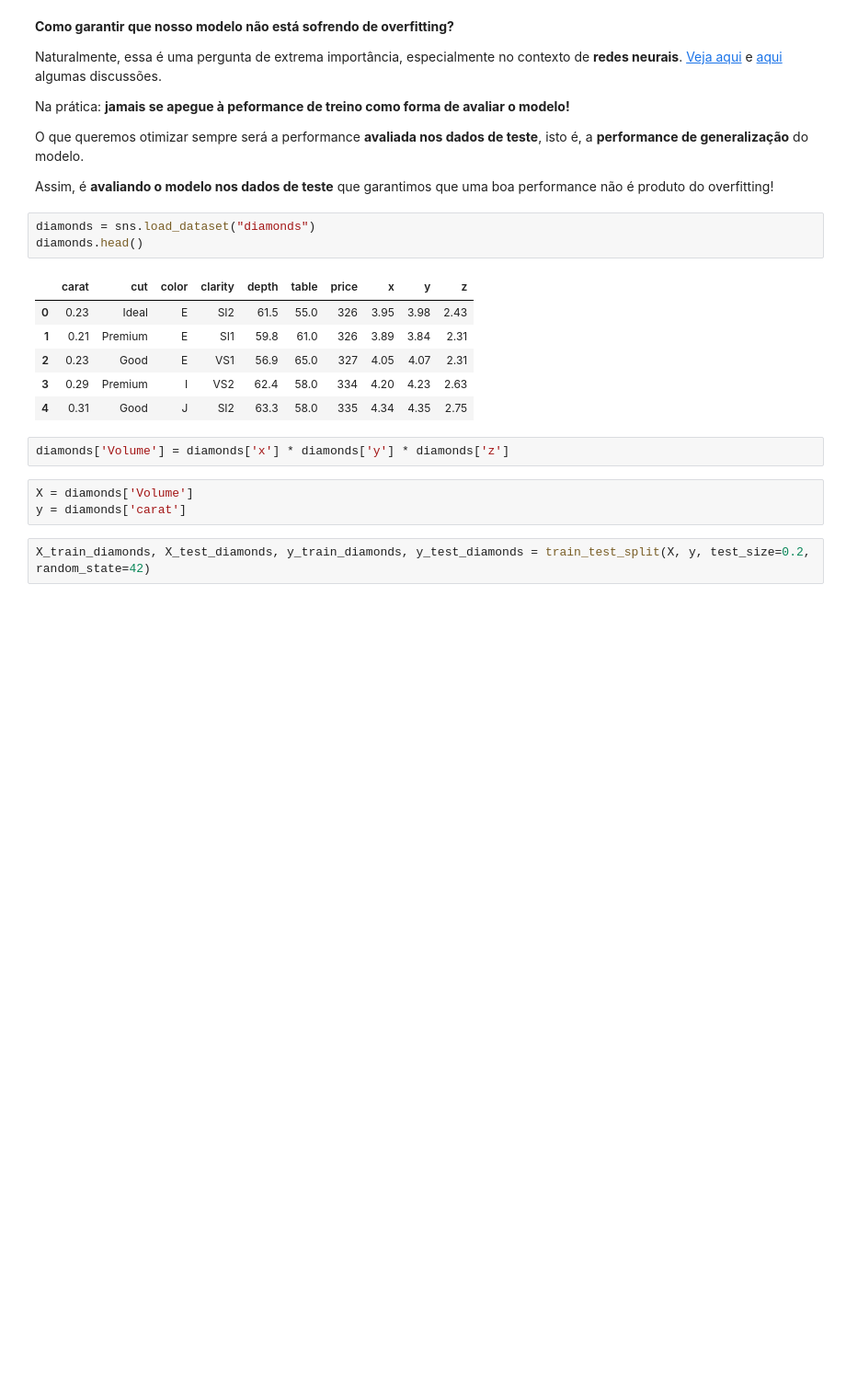
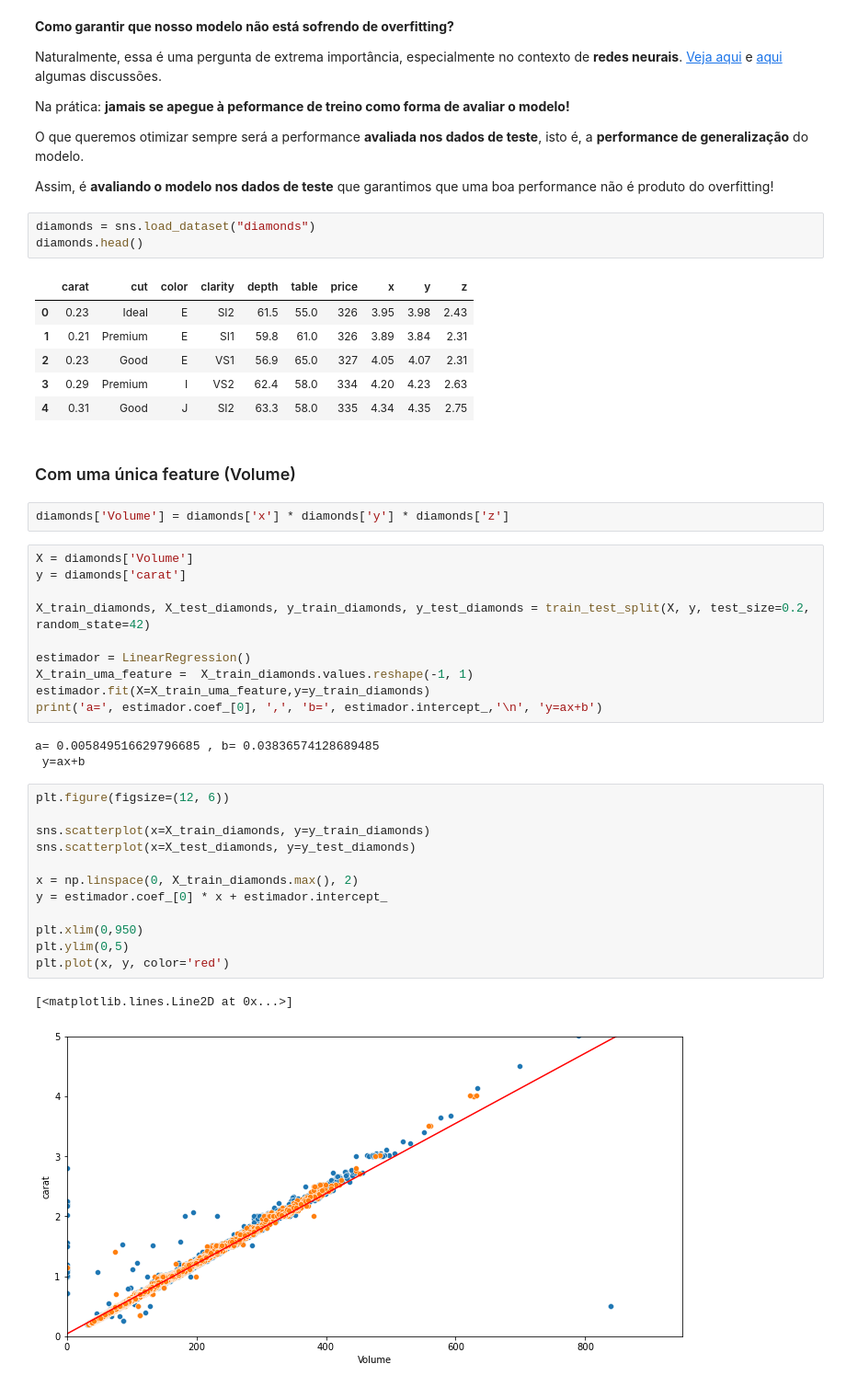
Before and after one commit to gaiogreg/aulas-LC-Safra, a Jupyter notebook: Modulo 7/Aula03.ipynb, the cells around one changed output. Shown at 92% size. Saved outputs shown, nothing was run; the diff lists cells and outputs as text; blank space fills up the shorter version.

```diff
--- a/Modulo 7/Aula03.ipynb
+++ b/Modulo 7/Aula03.ipynb
@@ -723,10 +723,35 @@ diamonds.head()
 | 2 | 0.23 | Good | E | VS1 | 56.9 | 65.0 | 327 | 4.05 | 4.07 | 2.31 |
 | 3 | 0.29 | Premium | I | VS2 | 62.4 | 58.0 | 334 | 4.20 | 4.23 | 2.63 |
 | 4 | 0.31 | Good | J | SI2 | 63.3 | 58.0 | 335 | 4.34 | 4.35 | 2.75 |
+# %% [markdown]
+### Com uma única feature (Volume)
 # %%
 diamonds['Volume'] = diamonds['x'] * diamonds['y'] * diamonds['z']
-# %%
-X = diamonds['Volume']
-y = diamonds['carat']
-# %%
-X_train_diamonds, X_test_diamonds, y_train_diamonds, y_test_diamonds = train_test_split(X, y, test_size=0.2, random_state=42)
+# %%
+X = diamonds['Volume']
+y = diamonds['carat']
+
+X_train_diamonds, X_test_diamonds, y_train_diamonds, y_test_diamonds = train_test_split(X, y, test_size=0.2, random_state=42)
+
+estimador = LinearRegression()
+X_train_uma_feature =  X_train_diamonds.values.reshape(-1, 1)
+estimador.fit(X=X_train_uma_feature,y=y_train_diamonds)
+print('a=', estimador.coef_[0], ',', 'b=', estimador.intercept_,'\n', 'y=ax+b')
+# %% [output]
+a= 0.005849516629796685 , b= 0.03836574128689485
+ y=ax+b
+# %%
+plt.figure(figsize=(12, 6))
+
+sns.scatterplot(x=X_train_diamonds, y=y_train_diamonds)
+sns.scatterplot(x=X_test_diamonds, y=y_test_diamonds)
+
+x = np.linspace(0, X_train_diamonds.max(), 2)
+y = estimador.coef_[0] * x + estimador.intercept_
+
+plt.xlim(0,950)
+plt.ylim(0,5)
+plt.plot(x, y, color='red')
+# %% [output]
+[<matplotlib.lines.Line2D at 0x...>]
+[figure, added]
```
Also changed, not shown: parts of 7 cells of this notebook, 4 other files.
